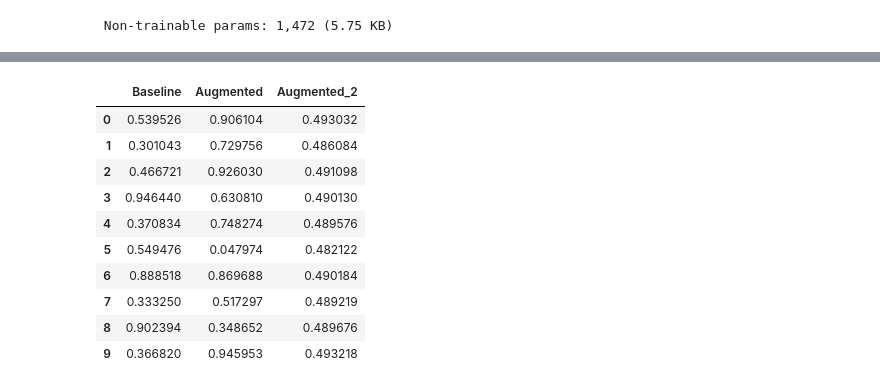
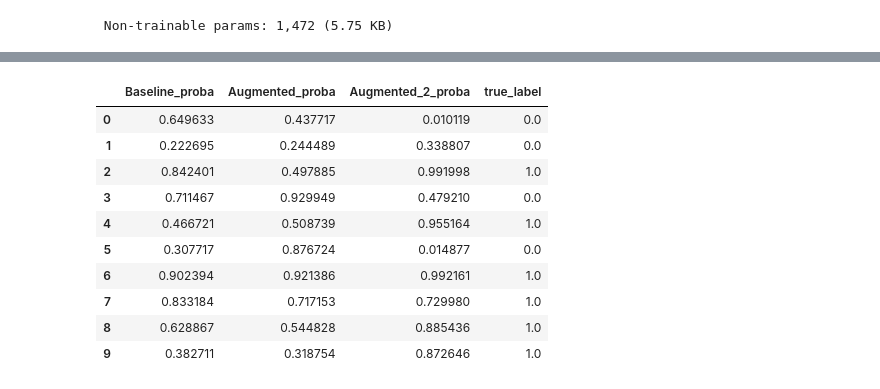
Before and after one commit to ClemPera/Kinoko, a Jupyter notebook: Notebooks/baseline.ipynb, the cells around one changed output, grey strips where cells are left out. Drawn from its saved outputs; the diff is of its cells as text; code cells hidden in the pictures.

```diff
--- a/Notebooks/baseline.ipynb
+++ b/Notebooks/baseline.ipynb
@@ -155,7 +155,8 @@ train_ds = image_dataset_from_directory(
     subset= "training",
     seed=123,
     image_size=(128, 128),
-    batch_size=batch_size)
+    batch_size=batch_size),
+
 
 # We define a second one for the test data
 val_ds = image_dataset_from_directory(
@@ -478,7 +479,7 @@ def compile_augmented_2_model(augmented_2):
 
 # ░░░░░░░░░░░░░░ Training ░░░░░░░░░░░░░░
 augmented_2 = initialize_augmented_2_model()
-augmented_2 = compile_augmented_model(augmented_2)
+augmented_2 = compile_augmented_2_model(augmented_2)
 
 ES = EarlyStopping(
     monitor="val_loss",   # explicit is better
@@ -601,34 +602,63 @@ display(baseline.evaluate(val_ds), augmented.evaluate(val_ds), augmented_2.evalu
 # %%
 # ░░ 🔮 Prediction ░░
 
+# # preds_base = probability that the image belongs to class 1
+# preds_base = baseline.predict(val_ds, verbose=0)
+
+# # preds_aug = probability that the image belongs to class 1
+# preds_augm = augmented.predict(val_ds, verbose=0)
+
+# # preds_aug_2 = probability that the image belongs to class 1
+# preds_augm_2 = augmented_2.predict(val_ds, verbose=0)
+
+# df_prediction = pd.DataFrame({
+#     "Baseline": preds_base.flatten(),
+#     "Augmented": preds_augm.flatten(),
+#     "Augmented_2": preds_augm_2.flatten(),
+# })
+
+# display(df_prediction.head(10))
+
+all_images, all_labels = [], []
+
+for images, labels in val_ds:
+    all_images.append(images.numpy())
+    all_labels.append(labels.numpy())
+
+all_images = np.concatenate(all_images, axis=0)
+all_labels = np.concatenate(all_labels, axis=0).flatten()
+
+
 # preds_base = probability that the image belongs to class 1
-preds_base = baseline.predict(val_ds, verbose=0)
+preds_base = baseline.predict(all_images, verbose=0)
 
 # preds_aug = probability that the image belongs to class 1
-preds_augm = augmented.predict(val_ds, verbose=0)
+preds_augm = augmented.predict(all_images, verbose=0)
 
 # preds_aug_2 = probability that the image belongs to class 1
-preds_augm_2 = augmented_2.predict(val_ds, verbose=0)
+preds_augm_2 = augmented_2.predict(all_images, verbose=0)
+
 
 df_prediction = pd.DataFrame({
-    "Baseline": preds_base.flatten(),
-    "Augmented": preds_augm.flatten(),
-    "Augmented_2": preds_augm_2.flatten(),
+    "Baseline_proba":    preds_base.flatten(),
+    "Augmented_proba":   preds_augm.flatten(),
+    "Augmented_2_proba": preds_augm_2.flatten(),
+    "true_label":        all_labels,
 })
 
 display(df_prediction.head(10))
 # %% [output]
-|  | Baseline | Augmented | Augmented_2 |
-| 0 | 0.539526 | 0.906104 | 0.493032 |
-| 1 | 0.301043 | 0.729756 | 0.486084 |
-| 2 | 0.466721 | 0.926030 | 0.491098 |
-| 3 | 0.946440 | 0.630810 | 0.490130 |
-| 4 | 0.370834 | 0.748274 | 0.489576 |
-| 5 | 0.549476 | 0.047974 | 0.482122 |
-| 6 | 0.888518 | 0.869688 | 0.490184 |
-| 7 | 0.333250 | 0.517297 | 0.489219 |
-| 8 | 0.902394 | 0.348652 | 0.489676 |
-| 9 | 0.366820 | 0.945953 | 0.493218 |
+|  | Baseline_proba | Augmented_proba | Augmented_2_proba | true_label |
+| 0 | 0.649633 | 0.437717 | 0.010119 | 0.0 |
+| 1 | 0.222695 | 0.244489 | 0.338807 | 0.0 |
+| 2 | 0.842401 | 0.497885 | 0.991998 | 1.0 |
+| 3 | 0.711467 | 0.929949 | 0.479210 | 0.0 |
+| 4 | 0.466721 | 0.508739 | 0.955164 | 1.0 |
+| 5 | 0.307717 | 0.876724 | 0.014877 | 0.0 |
+| 6 | 0.902394 | 0.921386 | 0.992161 | 1.0 |
+| 7 | 0.833184 | 0.717153 | 0.729980 | 1.0 |
+| 8 | 0.628867 | 0.544828 | 0.885436 | 1.0 |
+| 9 | 0.382711 | 0.318754 | 0.872646 | 1.0 |
 # %%
 # ░░ 🔮 Prediction Label 1 ░░
 # if > 0.5 → 1 else → 0
```
Also changed, not shown: parts of 10 cells of this notebook, 5 other files.
